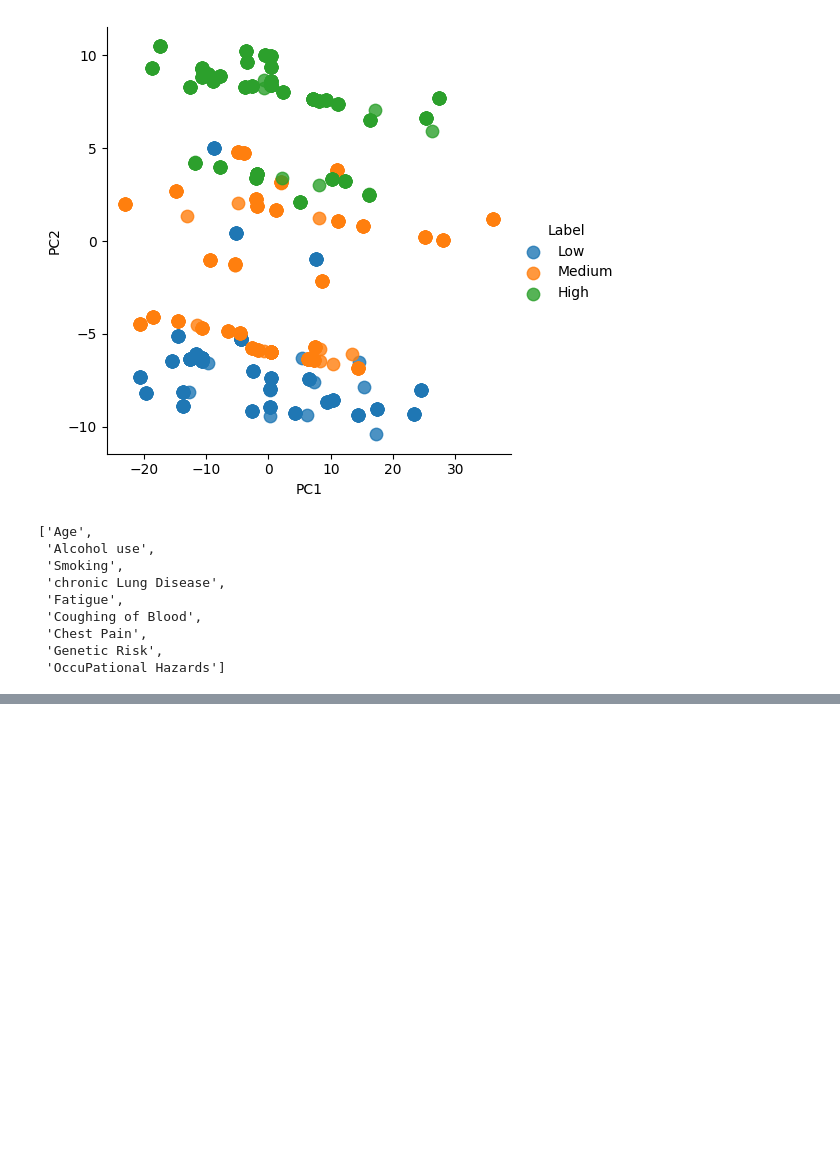
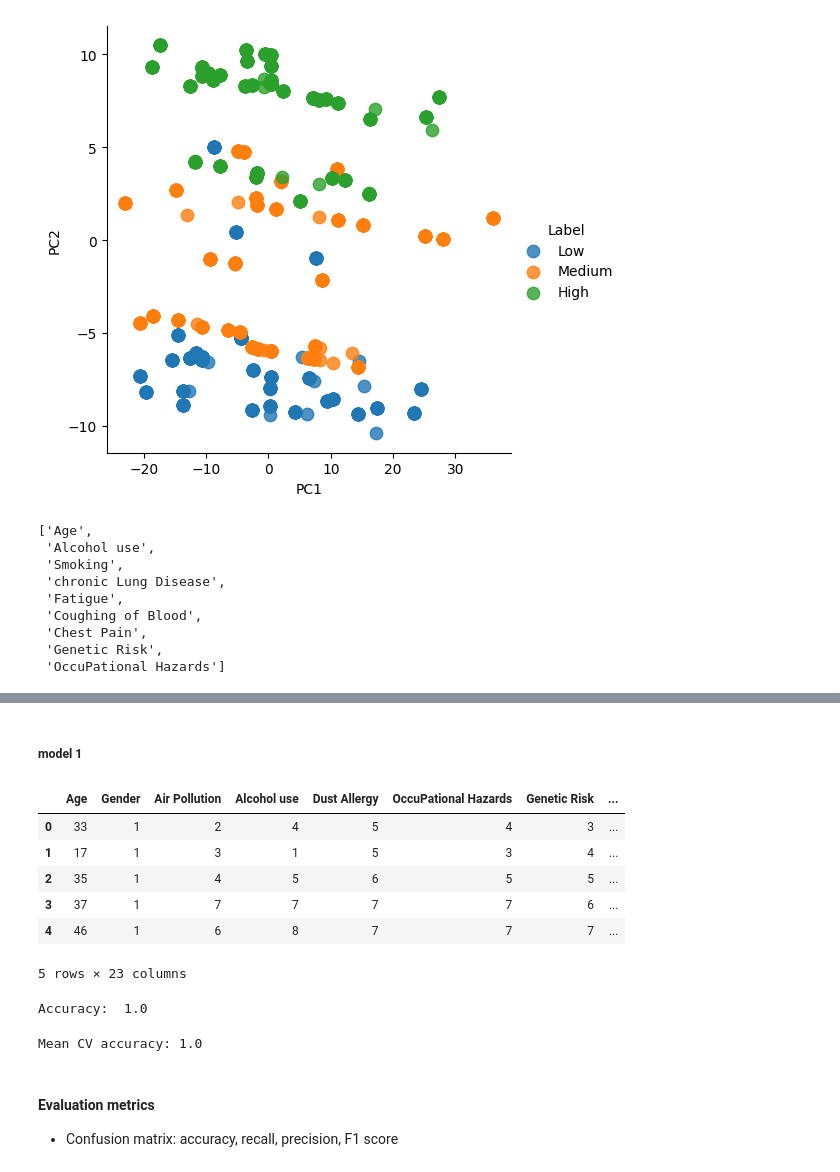
Before and after one commit to eugenegancw/Lung_Cancer_Prediction, a Jupyter notebook: exploratory_analysis.ipynb, the cells around one changed output, grey strips where cells are left out. Drawn from its saved outputs; the diff is of its cells as text; code cells hidden in the pictures; blank space fills up the shorter version.

Commit message:
Added linear model & evaluation metrics

```diff
--- a/exploratory_analysis.ipynb
+++ b/exploratory_analysis.ipynb
@@ -357,0 +361,2 @@ final_features
+# %% [markdown]
+##### model 1
@@ -357,0 +372,33 @@ final_features
+# %%
+features.head()
+# %% [output]
+|  | Age | Gender | Air Pollution | Alcohol use | Dust Allergy | OccuPational Hazards | Genetic Risk | ... |
+| 0 | 33 | 1 | 2 | 4 | 5 | 4 | 3 | ... |
+| 1 | 17 | 1 | 3 | 1 | 5 | 3 | 4 | ... |
+| 2 | 35 | 1 | 4 | 5 | 6 | 5 | 5 | ... |
+| 3 | 37 | 1 | 7 | 7 | 7 | 7 | 6 | ... |
+| 4 | 46 | 1 | 6 | 8 | 7 | 7 | 7 | ... |
+5 rows × 23 columns
+# %%
+from sklearn import svm
+from sklearn.metrics import accuracy_score
+
+
+linear_clf = svm.SVC(kernel="linear", decision_function_shape='ovo')
+linear_clf.fit(X_train, y_train)
+
+y_pred = linear_clf.predict(X_test)
+accuracy = accuracy_score(y_test, y_pred)
+print("Accuracy: ", accuracy)
+# %% [output]
+Accuracy:  1.0
+# %%
+#Cross validation
+from sklearn.model_selection import cross_val_score
+cv_scores = cross_val_score(linear_clf, X, y, cv=5)
+print("Mean CV accuracy:", cv_scores.mean())
+# %% [output]
+Mean CV accuracy: 1.0
+# %% [markdown]
+#### Evaluation metrics
+- Confusion matrix: accuracy, recall, precision, F1 score
```
Also changed, not shown: parts of 10 cells of this notebook.
